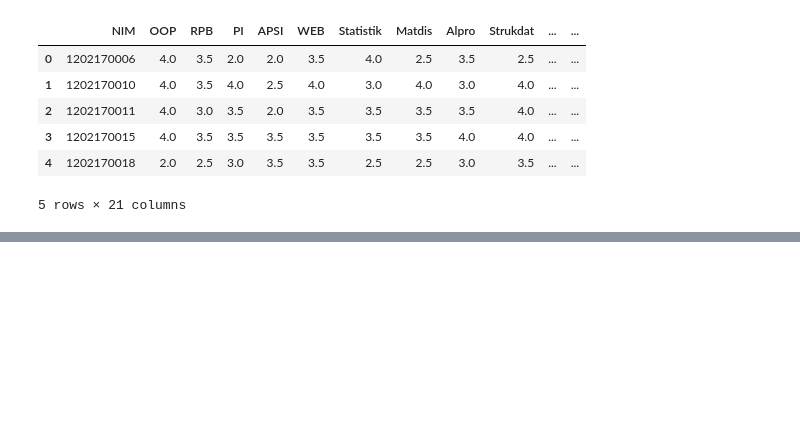
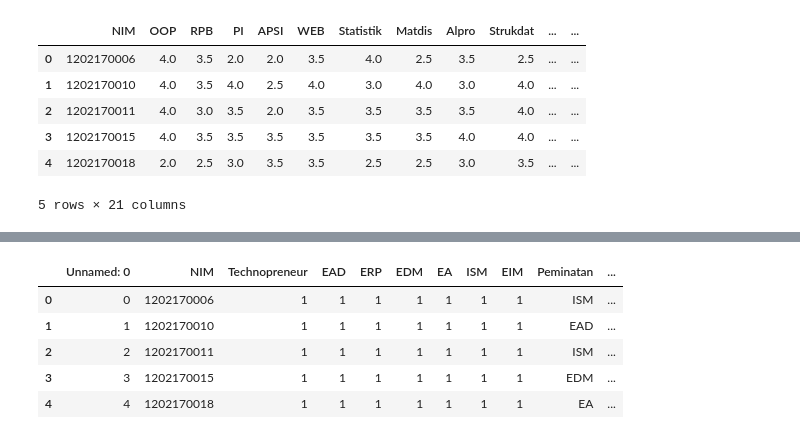
Before and after one commit to zasiem/Pekerti, a Jupyter notebook: tensorflow.ipynb, the cells around one changed output, grey strips where cells are left out. Cells and saved outputs as stored; diff of their text form; code cells hidden in the pictures; blank space fills up the shorter version.

```diff
--- a/tensorflow.ipynb
+++ b/tensorflow.ipynb
@@ -198,0 +199,10 @@ Accuracy on test data: 0.837837815284729%
+# %%
+dataPeminatan = pd.read_csv('peminatan2017.csv')
+dataPeminatan.head()
+# %% [output]
+|  | Unnamed: 0 | NIM | Technopreneur | EAD | ERP | EDM | EA | ISM | EIM | Peminatan | ... |
+| 0 | 0 | 1202170006 | 1 | 1 | 1 | 1 | 1 | 1 | 1 | ISM | ... |
+| 1 | 1 | 1202170010 | 1 | 1 | 1 | 1 | 1 | 1 | 1 | EAD | ... |
+| 2 | 2 | 1202170011 | 1 | 1 | 1 | 1 | 1 | 1 | 1 | ISM | ... |
+| 3 | 3 | 1202170015 | 1 | 1 | 1 | 1 | 1 | 1 | 1 | EDM | ... |
+| 4 | 4 | 1202170018 | 1 | 1 | 1 | 1 | 1 | 1 | 1 | EA | ... |
```
Also changed, not shown: parts of 13 cells of this notebook, 5 other files.
